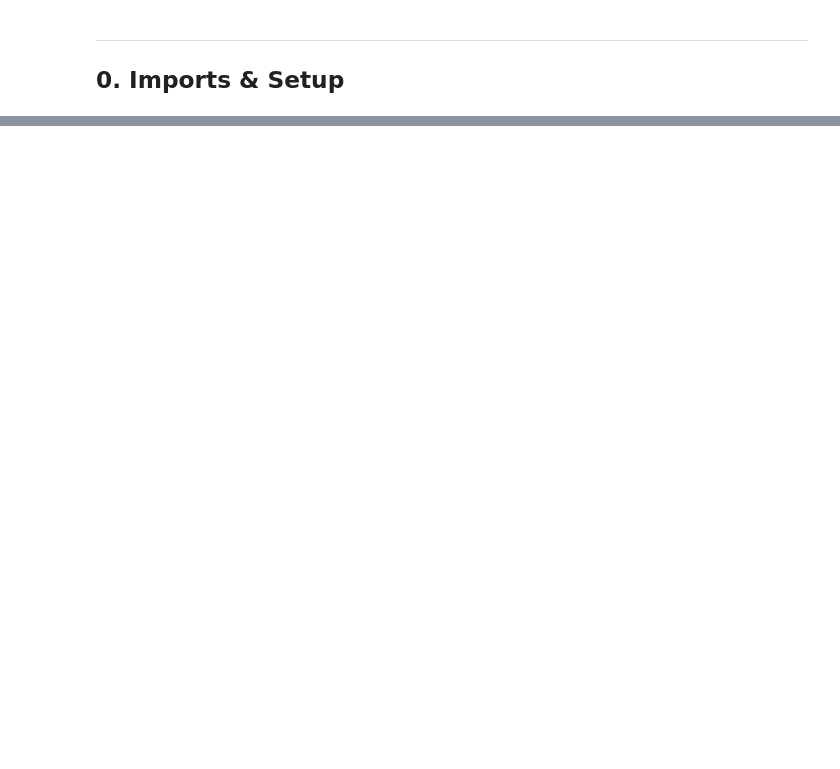
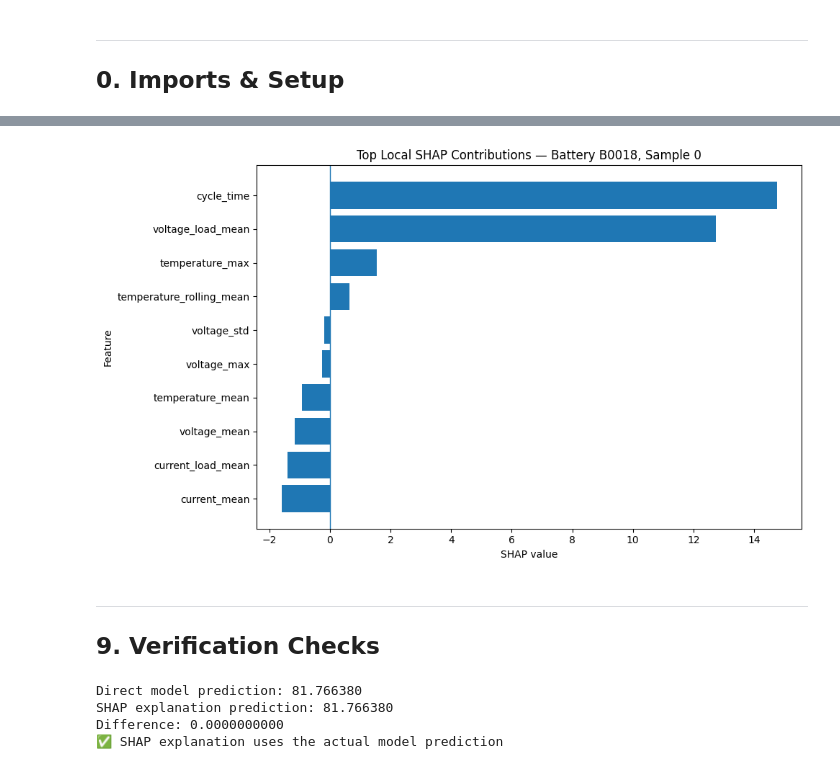
Before and after one commit to Shrey200527/BatteryIQ, a Jupyter notebook: notebooks/10_shap_analysis.ipynb, the cells around one changed output, grey strips where cells are left out. Saved outputs shown, nothing was run; the diff lists cells and outputs as text; code cells hidden in the pictures; blank space fills up the shorter version.

```diff
--- a/notebooks/10_shap_analysis.ipynb
+++ b/notebooks/10_shap_analysis.ipynb
@@ -392,0 +141,20 @@ print("\n" + "=" * 60)
+# %%
+# Extract the exact frozen predictor matrix and RUL target.
+X = model_df[FROZEN_FEATURE_COLUMNS].copy()
+y = pd.to_numeric(model_df["rul"], errors="raise")
+groups = model_df["battery_id"].copy()
+
+validate_feature_matrix(X)
+
+if y.isnull().any():
+    raise ValueError("RUL target contains missing values.")
+
+if (y < 0).any():
+    raise ValueError("Negative RUL values detected.")
+
+print(f"X shape: {X.shape}")
+print(f"y shape: {y.shape}")
+print(f"Number of frozen features: {len(FROZEN_FEATURE_COLUMNS)}")
+print("\nFrozen feature order:")
+for i, feature in enumerate(FROZEN_FEATURE_COLUMNS, start=1):
+    print(f"  {i:2d}. {feature}")
@@ -392,0 +479,46 @@ print("\n" + "=" * 60)
+# %%
+# Compact local contribution plot for the same held-out prediction.
+top_contrib = pd.DataFrame(
+    [
+        {
+            "feature": feature,
+            "shap_value": values["shap_value"],
+        }
+        for feature, values in sorted_contrib[:10]
+    ]
+).sort_values("shap_value")
+
+plt.figure(figsize=(10, 6))
+plt.barh(top_contrib["feature"], top_contrib["shap_value"])
+plt.axvline(0, linewidth=1)
+plt.xlabel("SHAP value")
+plt.ylabel("Feature")
+plt.title(
+    f"Top Local SHAP Contributions — "
+    f"Battery {test_battery}, Sample {sample_idx}"
+)
+plt.tight_layout()
+plt.show()
+# %% [output]
+[figure, added]
+# %% [markdown]
+---
+## 9. Verification Checks
+# %%
+# Verify that the analyzer's prediction matches the model prediction.
+direct_prediction = model.predict(X_test.iloc[[sample_idx]])[0]
+shap_prediction = analyzer.explain_prediction(sample_idx)["prediction"]
+
+print(f"Direct model prediction: {direct_prediction:.6f}")
+print(f"SHAP explanation prediction: {shap_prediction:.6f}")
+print(f"Difference: {abs(direct_prediction - shap_prediction):.10f}")
+
+if np.isclose(direct_prediction, shap_prediction, atol=1e-8):
+    print("✅ SHAP explanation uses the actual model prediction")
+else:
+    raise AssertionError("SHAP prediction does not match model prediction.")
+# %% [output]
+Direct model prediction: 81.766380
+SHAP explanation prediction: 81.766380
+Difference: 0.0000000000
+✅ SHAP explanation uses the actual model prediction
```
Also changed, not shown: parts of 60 cells of this notebook, 2 other files.
